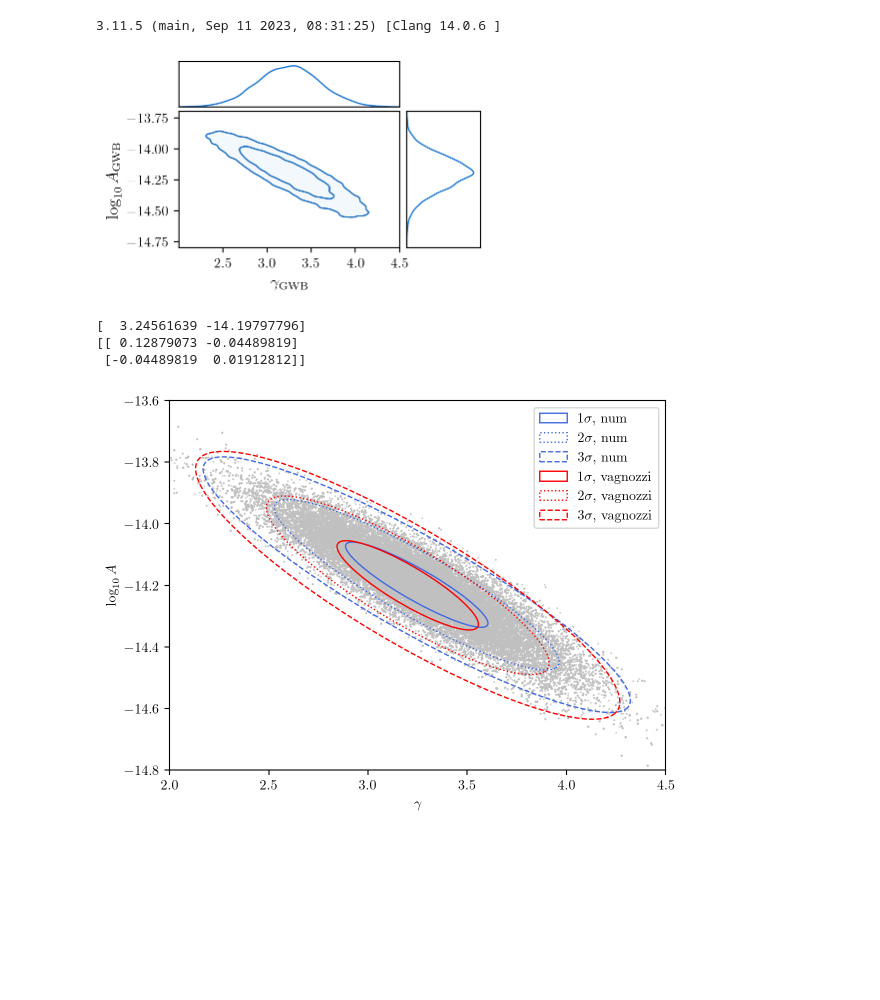
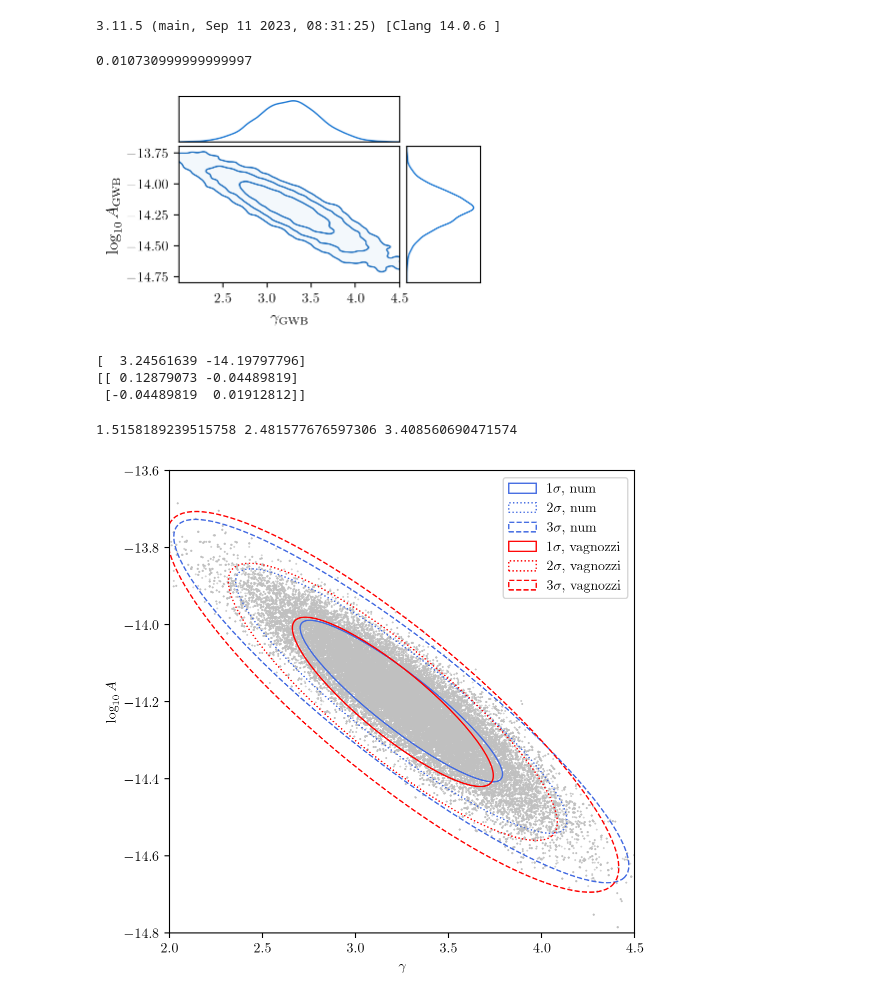
Before and after one commit to V3DK/inflationary-research, a Jupyter notebook: grid_scan.ipynb, the cells around one changed output. Cells and saved outputs as stored; diff of their text form; code cells hidden in the pictures; blank space fills up the shorter version.

```diff
--- a/grid_scan.ipynb
+++ b/grid_scan.ipynb
@@ -60,6 +80,10 @@ A_s = 2.1e-9
 yr = hzi_to_mpc(1 / (3.17e-8))
 kstar = 0.05 #mpc^-1
 fstar = hz_to_mpci(7.7e-17) # = k * c / (2pi)
+# %%
+print(k_eq)
+# %% [output]
+0.010730999999999997
 # %%
 datapath = './nanograv/figure1_data/'
 hd_chain = np.load(datapath + 'nano15_hd_chain_long_050523.npy')
@@ -87,7 +111,7 @@ c.configure(usetex=True,
             diagonal_tick_labels=False,
            legend_kwargs={'loc':(0.03,0.05), 'handlelength':0,
                           'markerfirst':True, 'fontsize':'small'},
-           sigmas=[0,1,2],
+           sigmas=[0,1,2,3],
             shade_gradient=0.0)
 
 fig = c.plotter.plot(
@@ -96,7 +120,7 @@ fig = c.plotter.plot(
 
 plt.show()
 # %% [output]
-[figure, old version]
+[figure, new version]
 # %%
 def conf_ellip(mu, cov, ax, n_std=3.0, facecolor='none', **kwargs):
     sigma_x = np.sqrt(cov[0, 0])
@@ -165,27 +189,37 @@ cov15 = np.array([[0.127, -0.045], [-0.045, 0.021]])
 [  3.24561639 -14.19797796]
 [[ 0.12879073 -0.04489819]
  [-0.04489819  0.01912812]]
+# %%
+one_val = np.sqrt(-2 * np.log(1 - 0.683))
+two_val = np.sqrt(-2 * np.log(1 - 0.954))
+three_val = np.sqrt(-2 * np.log(1 - 0.997))
+print(one_val, two_val, three_val)
+# %% [output]
+1.5158189239515758 2.481577676597306 3.408560690471574
 # %%
 fig, axs = plt.subplots(1, 1)
 
-conf_ellip(mu1, cov1, axs, 1, edgecolor = 'royalblue', ls = "-", zorder = 1, label = r'$1 \sigma$, num')
-conf_ellip(mu1, cov1, axs, 2, edgecolor = 'royalblue', ls = ":", zorder = 1, label = r'$2 \sigma$, num')
-conf_ellip(mu1, cov1, axs, 3, edgecolor = 'royalblue', ls = "--", zorder = 1, label = r'$3 \sigma$, num')
+conf_ellip(mu1, cov1, axs, one_val, edgecolor = 'royalblue', ls = "-", zorder = 1, label = r'$1 \sigma$, num')
+conf_ellip(mu1, cov1, axs, two_val, edgecolor = 'royalblue', ls = ":", zorder = 1, label = r'$2 \sigma$, num')
+conf_ellip(mu1, cov1, axs, three_val, edgecolor = 'royalblue', ls = "--", zorder = 1, label = r'$3 \sigma$, num')
 
-conf_ellip(mu15, cov15, axs, 1, edgecolor = 'red', ls = "-", zorder = 1, label = r'$1 \sigma$, vagnozzi')
-conf_ellip(mu15, cov15, axs, 2, edgecolor = 'red', ls = ":", zorder = 1, label = r'$2 \sigma$, vagnozzi')
-conf_ellip(mu15, cov15, axs, 3, edgecolor = 'red', ls = "--", zorder = 1, label = r'$3 \sigma$, vagnozzi')
+conf_ellip(mu15, cov15, axs, one_val, edgecolor = 'red', ls = "-", zorder = 1, label = r'$1 \sigma$, vagnozzi')
+conf_ellip(mu15, cov15, axs, two_val, edgecolor = 'red', ls = ":", zorder = 1, label = r'$2 \sigma$, vagnozzi')
+conf_ellip(mu15, cov15, axs, three_val, edgecolor = 'red', ls = "--", zorder = 1, label = r'$3 \sigma$, vagnozzi')
 
 
 axs.scatter(hd_chain[:,0], hd_chain[:, 1], s = 0.1, zorder = 0, color = "silver")
 
 plt.xlim((2, 4.5))
 plt.ylim((-14.8, -13.6))
 
+fig.set_figwidth(6)
+fig.set_figheight(6)
+
 plt.xlabel(r"$\gamma$")
 plt.ylabel(r"$\log_{10} A$")
 plt.legend()
 plt.show()
 # %% [output]
-[figure, old version]
+[figure, new version]
 # %%
```
Also changed, not shown: parts of 10 cells of this notebook, 3 other files.
